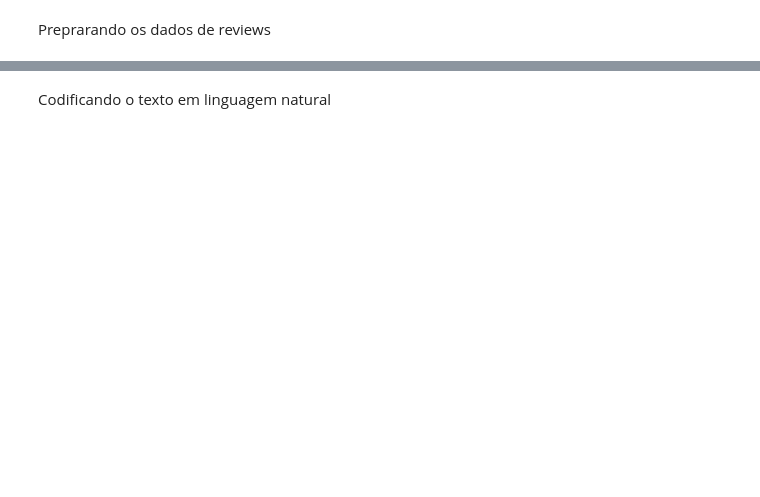
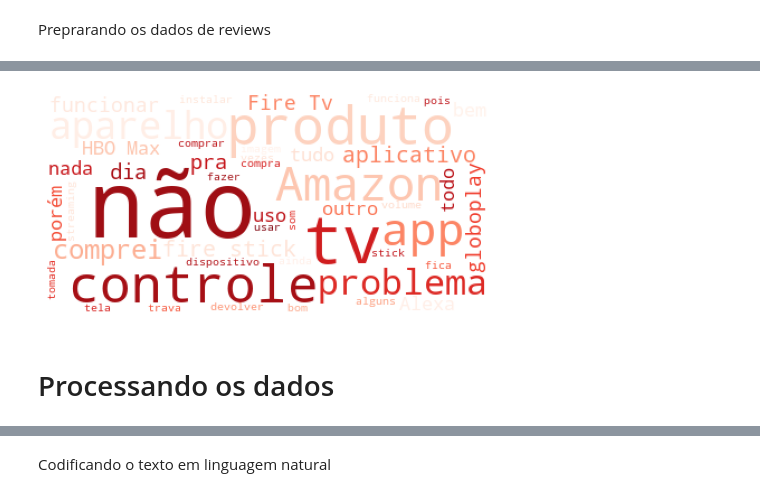
Before and after one commit to freitaasw/texto_sentimento, a Jupyter notebook: projeto.ipynb, the cells around one changed output, grey strips where cells are left out. Saved outputs shown, nothing was run; the diff lists cells and outputs as text; code cells hidden in the pictures; blank space fills up the shorter version.

```diff
--- a/projeto.ipynb
+++ b/projeto.ipynb
@@ -200,0 +300,8 @@ df.head()
+# %%
+# word cloud nos reviews negativos
+neg_rev = ' '.join(df[df['Notas']==0]['controle_review_longo'].to_list()[:10000])
+plot_wordcloud(neg_rev, 'Reds')
+# %% [output]
+[figure, added]
+# %% [markdown]
+# Processando os dados
```
Also changed, not shown: parts of 48 cells of this notebook.
